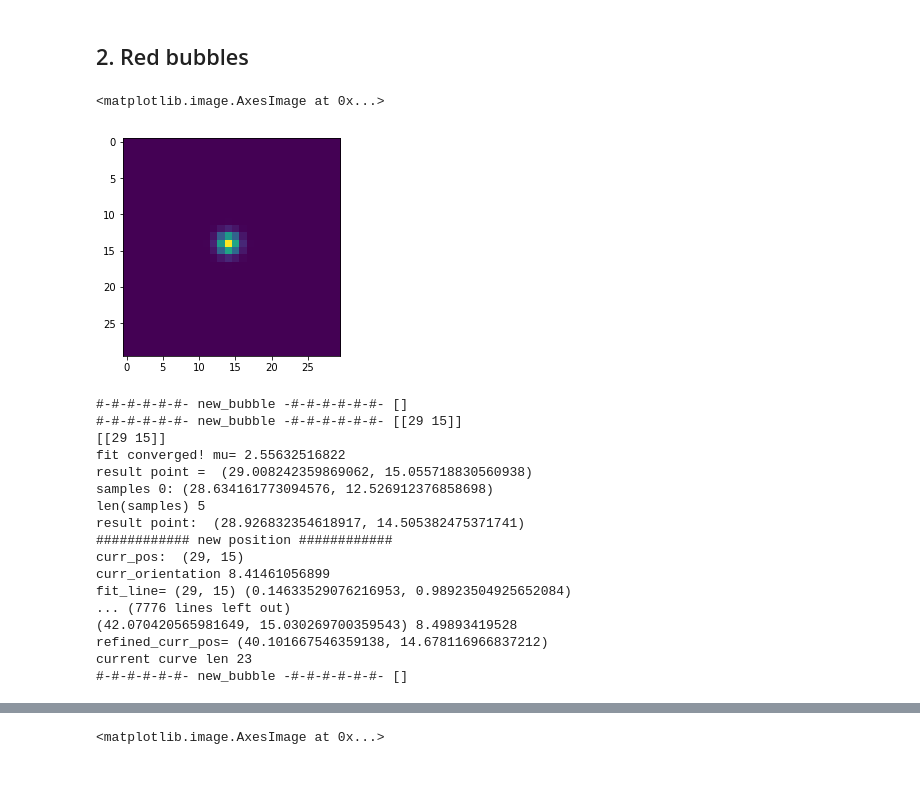
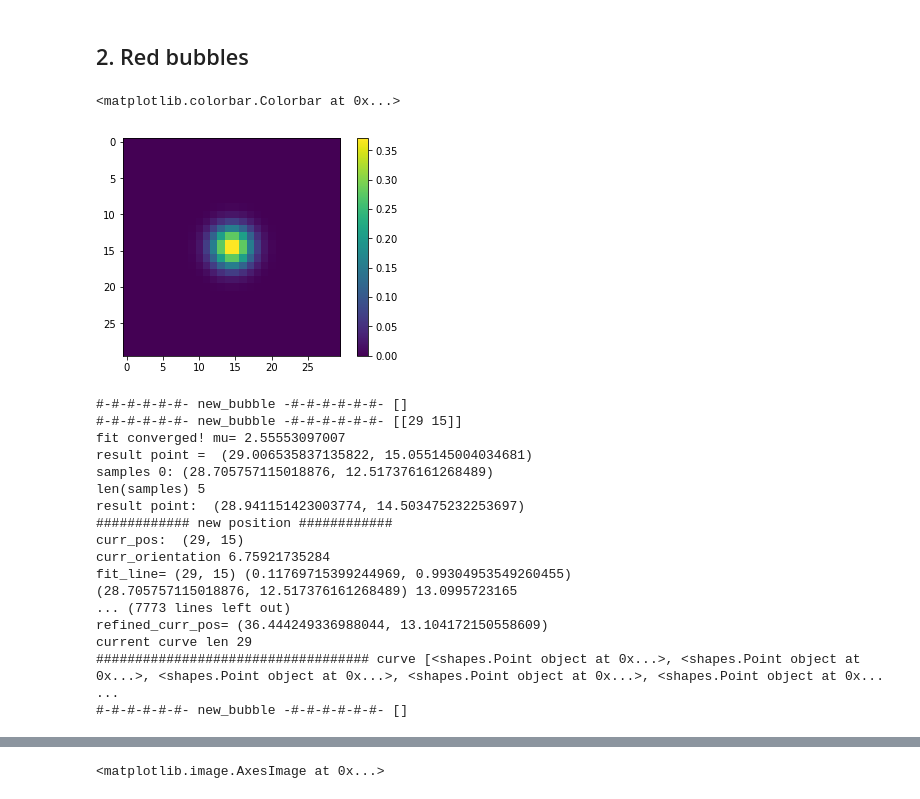
Before and after one commit to zazizizou/gradient_ansatz, a Jupyter notebook: radius_calibration.ipynb, the cells around one changed output, grey strips where cells are left out. Cells and saved outputs as stored; diff of their text form; code cells hidden in the pictures.

```diff
--- a/radius_calibration.ipynb
+++ b/radius_calibration.ipynb
@@ -314,17 +316,18 @@ plt.plot(gaussian_filter1d(debug_signals[-1], 2))
 # %% [markdown]
 ## 2. Red bubbles
 # %%
-mansk_range = 31
+mansk_size = 31
 nb_samples = 30
-xx = np.linspace(0, size, nb_samples)
-yy = np.linspace(0, size, nb_samples)
+xx = np.linspace(-mansk_size/2, mansk_size/2, nb_samples)
+yy = np.linspace(-mansk_size/2, mansk_size/2, nb_samples)
 XX, YY = np.meshgrid(xx, yy)
-smooth_mask = utils.gauss_2d_mask([XX, YY], amp=10, mu=[15, 15], sigma=[1, 1])
+smooth_mask = utils.gauss_2d_mask([XX, YY], amp=10, mu=[0, 0], sigma=[2, 2])
 # %%
 plt.imshow(smooth_mask)
+plt.colorbar()
 # %% [output]
-<matplotlib.image.AxesImage at 0x...>
+<matplotlib.colorbar.Colorbar at 0x...>
-[figure, old version]
+[figure, new version]
 # %%
 radii = []
 sub_images = []
@@ -342,24 +345,26 @@ for tr in tracks:
                                        window_size=60,
                                        pad_mode="constant")
             sub_images.append(subimg)
-            res_circ = red_bubble_one(subimg, smooth_mask, verbose=True)
+
+            res_circ = red_bubble_one(subimg, method="circle_fit", smooth_mask=smooth_mask, verbose=True)
+
             res_circles.append(res_circ)
-            radii += [res_circ.radius]
+            #radii += [res_circ.radius]
 # %% [output]
 #-#-#-#-#-#- new_bubble -#-#-#-#-#-#- []
 #-#-#-#-#-#- new_bubble -#-#-#-#-#-#- [[29 15]]
-[[29 15]]
-fit converged! mu= 2.55632516822
-result point =  (29.008242359869062, 15.055718830560938)
-samples 0: (28.634161773094576, 12.526912376858698)
+fit converged! mu= 2.55553097007
+result point =  (29.006535837135822, 15.055145004034681)
+samples 0: (28.705757115018876, 12.517376161268489)
 len(samples) 5
-result point:  (28.926832354618917, 14.505382475371741)
+result point:  (28.941151423003774, 14.503475232253697)
 ############ new position ############
 curr_pos:  (29, 15)
-curr_orientation 8.41461056899
-fit_line= (29, 15) (0.14633529076216953, 0.98923504925652084)
-... (7776 lines left out)
-(42.070420565981649, 15.030269700359543) 8.49893419528
-refined_curr_pos= (40.101667546359138, 14.678116966837212)
-current curve len 23
+curr_orientation 6.75921735284
+fit_line= (29, 15) (0.11769715399244969, 0.99304953549260455)
+(28.705757115018876, 12.517376161268489) 13.0995723165
+... (7773 lines left out)
+refined_curr_pos= (36.444249336988044, 13.104172150558609)
+current curve len 29
+################################### curve [<shapes.Point object at 0x...>, <shapes.Point object at 0x...>, <shapes.Point object at 0x...>, <shapes.Point object at 0x...>, <shapes.Point object at 0x... ...
 #-#-#-#-#-#- new_bubble -#-#-#-#-#-#- []
```
Also changed, not shown: parts of 53 cells of this notebook, 6 other files.
